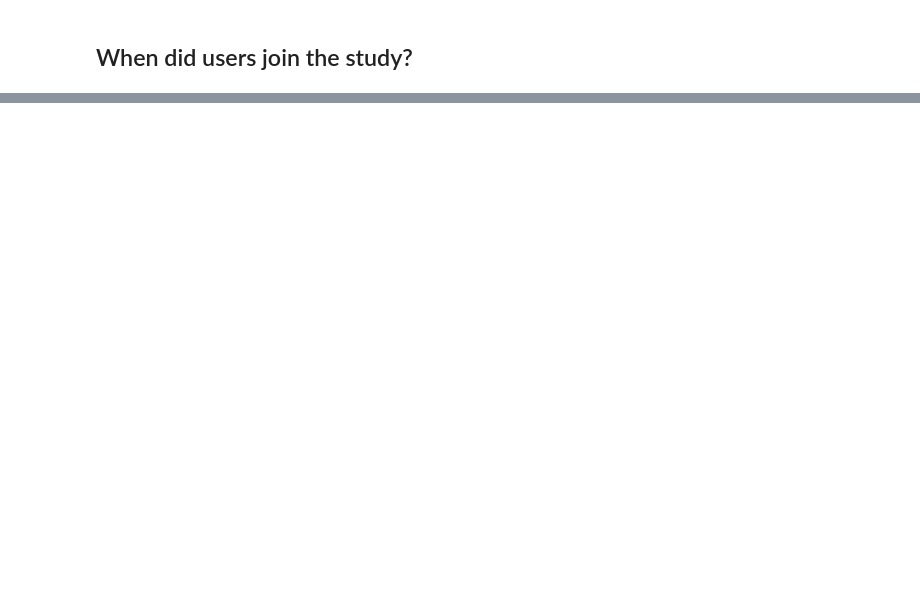
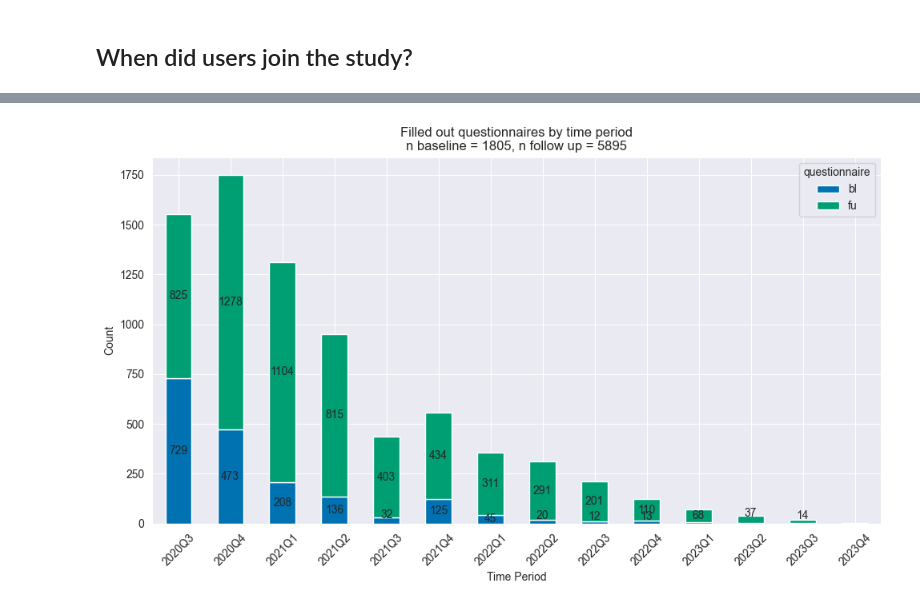
Before and after one commit to joa24jm/CH-Heart, a Jupyter notebook: src/d01_analyse/demographics.ipynb, the cells around one changed output, grey strips where cells are left out. Drawn from its saved outputs; the diff is of its cells as text; code cells hidden in the pictures; blank space fills up the shorter version.

Commit message:
continue with data description

```diff
--- a/src/d01_analyse/demographics.ipynb
+++ b/src/d01_analyse/demographics.ipynb
@@ -125,0 +168,45 @@ Number of monthly active users in baseline
+# %%
+# add information where this questionnaire comes from
+fu['questionnaire'] = 'fu'
+bl['questionnaire'] = 'bl'
+
+# merge questionnaires
+df = pd.concat([bl, fu])
+df.created_at = pd.to_datetime(df.created_at)
+df['Q'] = df.created_at.dt.to_period('Q')
+# %%
+res = df.groupby(['Q', 'questionnaire']).size()
+# Unstack the DataFrame to make it suitable for a stacked bar chart
+df_unstacked = res.unstack(level='questionnaire').fillna(0)
+# %%
+# set style
+plt.style.use('seaborn-v0_8-colorblind')
+
+# create fig
+ax = res.unstack(level='questionnaire').plot(kind='bar', stacked=True, figsize=(10, 6))
+ax.set_title('Filled out questionnaires by time period\nn baseline = 1805, n follow up = 5895')
+ax.set_xlabel('Time Period')
+ax.set_ylabel('Count')
+
+# Adding data labels
+for p in ax.patches:
+    width, height = p.get_width(), p.get_height()
+    x, y = p.get_xy()
+    label_text = f'{int(height)}'
+
+    # Check if the height of the bar is enough to fit the label
+    if height > 40:  # You can adjust this threshold based on your typical data scale and aesthetics
+        ax.text(x + width/2, y + height/2, label_text, ha='center', va='center')
+    elif height > 10:
+        ax.text(x + width/2, y + height/2, label_text, ha='center', va='bottom')
+    else:
+        pass
+
+plt.xticks(rotation=45)
+plt.tight_layout()
+
+plt.savefig('results/figures/n_assessments_by_Q_and_kind.svg')
+
+plt.show()
+# %% [output]
+[figure, added]
```
Also changed, not shown: parts of 6 cells of this notebook, 3 other files.
